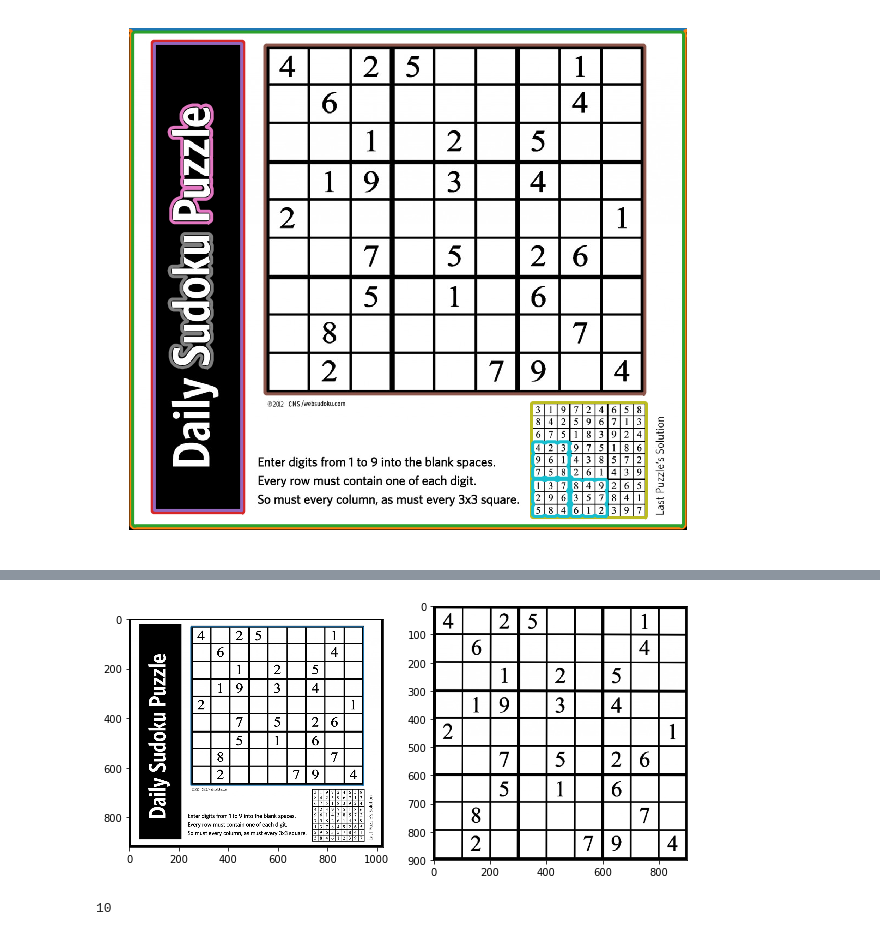
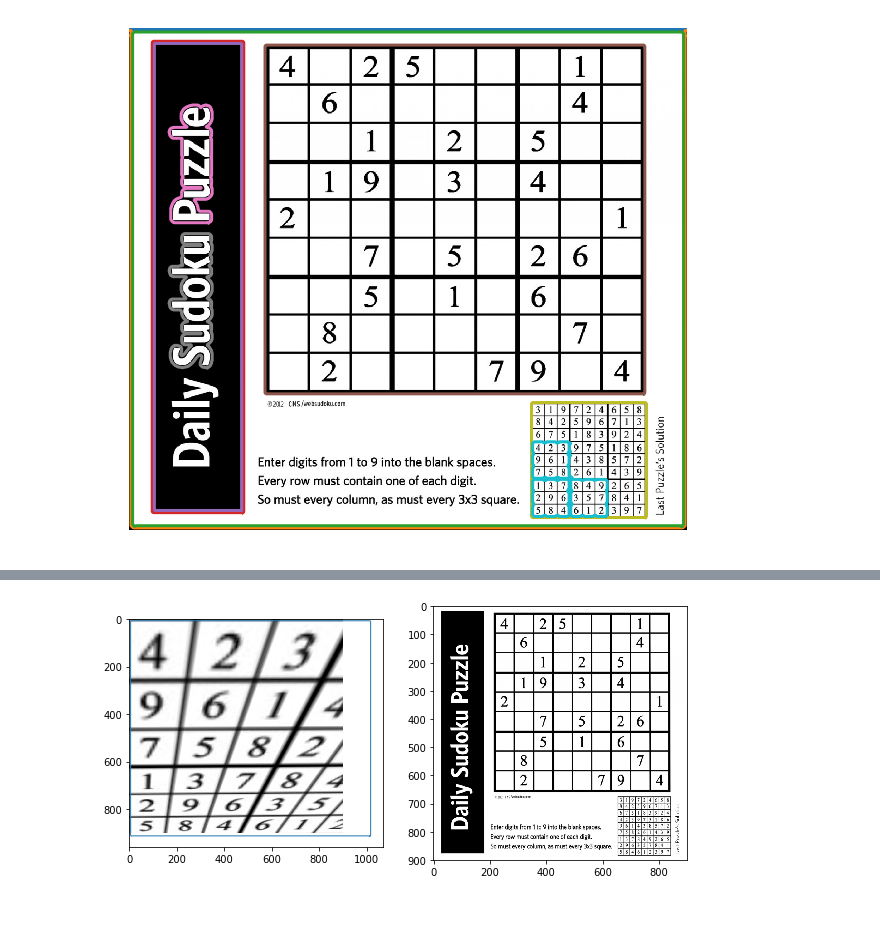
Before and after one commit to muthuspark/ml_research, a Jupyter notebook: misc/extract sudoku .ipynb, the cells around one changed output, grey strips where cells are left out. Saved outputs shown, nothing was run; the diff lists cells and outputs as text; code cells hidden in the pictures.

```diff
--- a/misc/extract sudoku .ipynb
+++ b/misc/extract sudoku .ipynb
@@ -80,6 +80,9 @@ from skimage.measure import compare_mse, compare_ssim
 from skimage.transform import resize
 from skimage.color import rgb2gray
 from skimage.filters import threshold_minimum
+from skimage.transform import (hough_line, hough_line_peaks,
+                               probabilistic_hough_line)
+from skimage.feature import canny
 
 template = rgb2gray(resize(imread('../resources/blank-sudoku-grid.png'),(90,90)))
 thresh_min = threshold_minimum(template)
@@ -137,13 +140,13 @@ def extract_contour_image(polygon):
     warped = tf.warp(img, tform3, output_shape=(900, 900))
 
     try:
-        extracted = resize(warped,(90,90))
-        thresh_min = threshold_minimum(extracted)
-        extracted = extracted > thresh_min
-
-        similarity = compare_mse(template,extracted)
-        print similarity
-        warped_polygons.append([similarity,polygon, warped])
+        h, theta, d = hough_line(warped)
+        vh_lines = 0
+        for _, angle, dist in zip(*hough_line_peaks(h, theta, d)):
+            deg = np.rad2deg(angle)
+            if (deg > 88 and deg < 92) or (deg > -1 and deg < 1):
+                vh_lines += 1
+        warped_polygons.append([vh_lines,polygon, warped])
     except:
         #do nothing
         print "error"
@@ -170,11 +162,21 @@ def render_block(index):
     ax[0].imshow(img, cmap="gray")
     ax[0].plot(polygon[:, 1], polygon[:, 0], linewidth=1)
     ax[1].imshow(warped, cmap="gray")
-# %%
-render_block(4)
-# %% [output]
-[figure, removed]
-# %%
-len(polygons)
-# %% [output]
-10
+# %%
+import numpy as np
+import cv2 as cv
+
+sudoku = 0
+face_cascade = cv.CascadeClassifier('/home/wolf/haars/output/cascade.xml')
+for i in range(len(warped_polygons)):
+    skimage.io.imsave('temp.jpg',warped_polygons[i][2])
+    img = cv.imread('temp.jpg')
+    gray = cv.cvtColor(img, cv.COLOR_BGR2GRAY)
+
+    faces = face_cascade.detectMultiScale(gray, 1.3, 5)
+    if len(faces) > 0:
+        sudoku = i
+
+render_block(sudoku)
+# %% [output]
+[figure, added]
```
Also changed, not shown: parts of 1 cell of this notebook, 30 other files.
